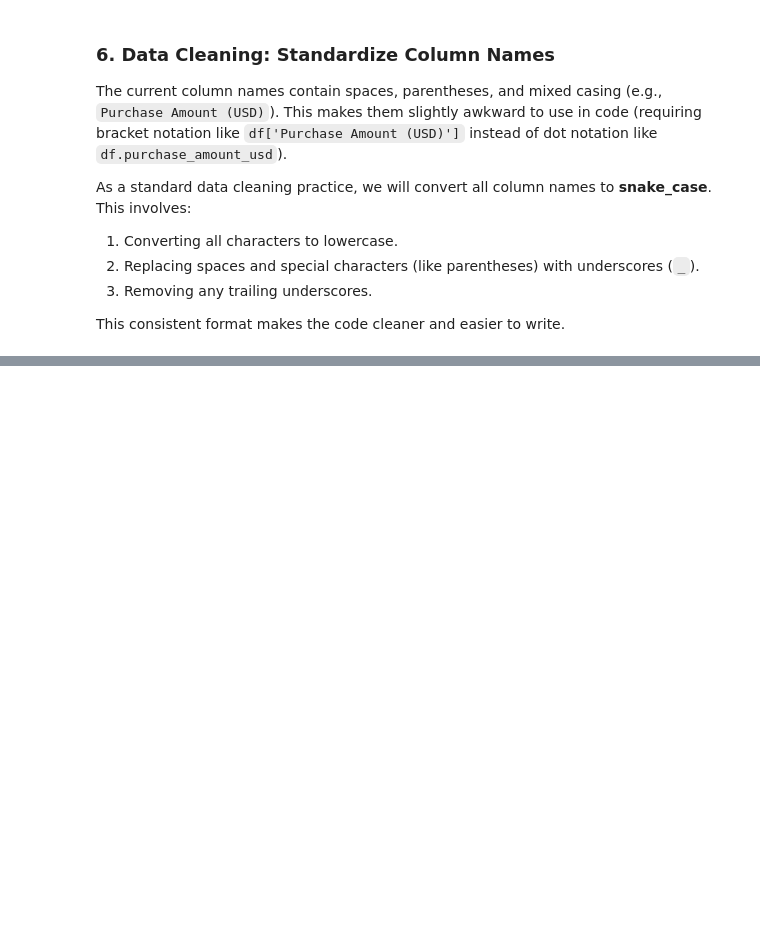
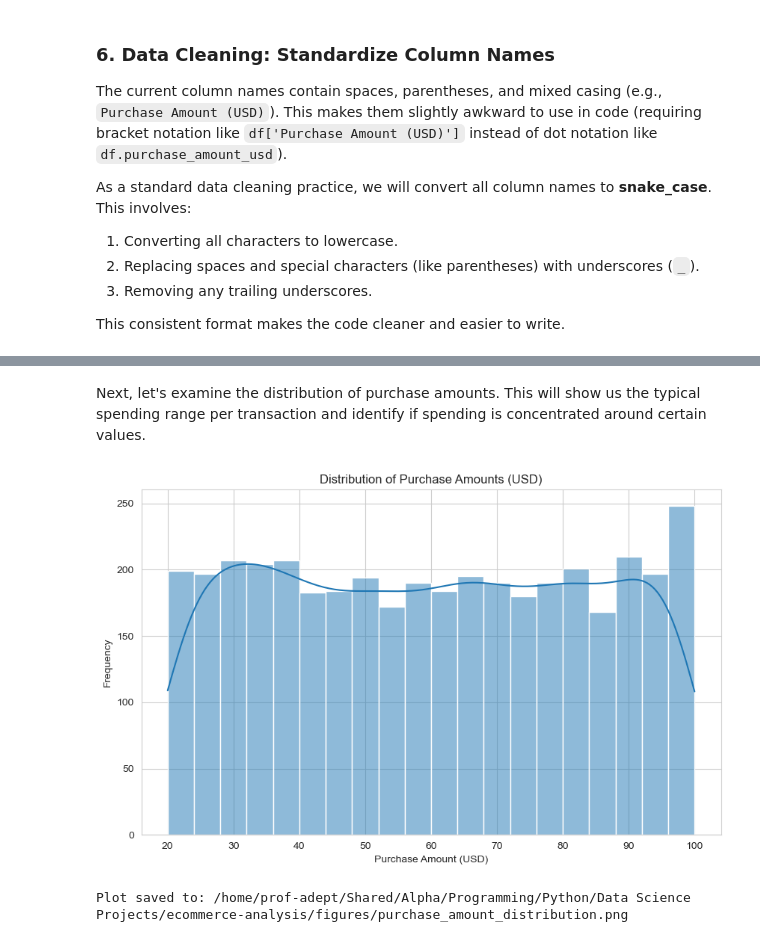
Before and after one commit to profadept/ecommerce-analysis, a Jupyter notebook: notebooks/analysis.ipynb, the cells around one changed output, grey strips where cells are left out. Cells and saved outputs as stored; diff of their text form; code cells hidden in the pictures; blank space fills up the shorter version.

```diff
--- a/notebooks/analysis.ipynb
+++ b/notebooks/analysis.ipynb
@@ -31,10 +31,11 @@ Establish robust, relative file paths using `pathlib.Path` to ensure the noteboo
 notebook_dir = Path.cwd()
 project_root = notebook_dir.parent
 data_dir = project_root / 'data'
-# We don't need csv_file_path here anymore, we'll find it dynamically
+figures_dir = project_root / 'figures'
 
 print(f"Project Root: {project_root}")
 print(f"Data Directory: {data_dir}")
+print(f"Figures Directory: {figures_dir}")
 # %% [output]
 Project Root: /home/prof-adept/Shared/Alpha/Programming/Python/Data Science Projects/ecommerce-analysis
 Data Directory: /home/prof-adept/Shared/Alpha/Programming/Python/Data Science Projects/ecommerce-analysis/data
@@ -251,0 +267,25 @@ Cleaned Columns:
+# %% [markdown]
+Next, let's examine the distribution of purchase amounts. This will show us the typical spending range per transaction and identify if spending is concentrated around certain values.
+# %%
+# --- Univariate Analysis: Purchase Amount ---
+
+# Create a histogram for the 'purchase_amount_usd' column
+# Using kde=True adds a smooth line estimating the distribution
+sns.histplot(data=df, x='purchase_amount_usd', bins=20, kde=True)
+plt.title('Distribution of Purchase Amounts (USD)')
+plt.xlabel('Purchase Amount (USD)')
+plt.ylabel('Frequency')
+
+# Define the save path for this plot
+save_path_amount = figures_dir / 'purchase_amount_distribution.png'
+
+# Save the figure before showing it
+plt.savefig(save_path_amount, dpi=300, bbox_inches='tight')
+
+# Show the plot
+plt.show()
+
+print(f"Plot saved to: {save_path_amount}")
+# %% [output]
+[figure, added]
+Plot saved to: /home/prof-adept/Shared/Alpha/Programming/Python/Data Science Projects/ecommerce-analysis/figures/purchase_amount_distribution.png
```
Also changed, not shown: parts of 8 cells of this notebook.
